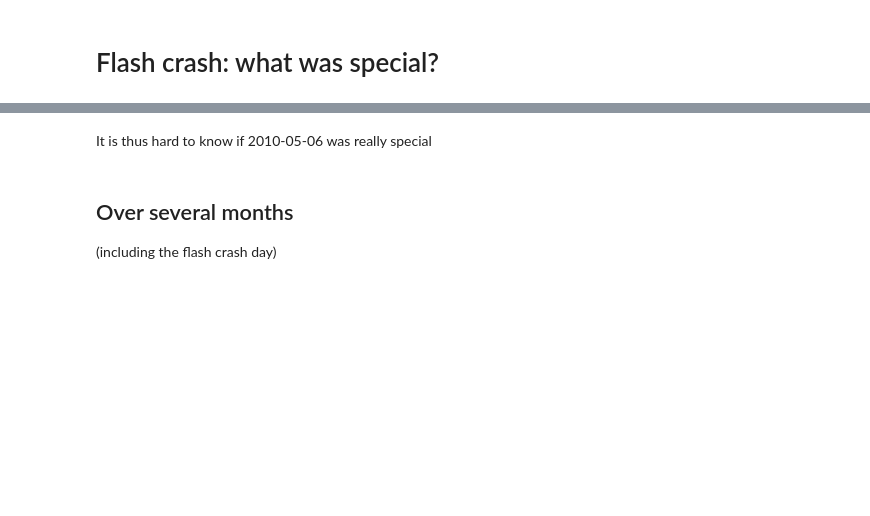
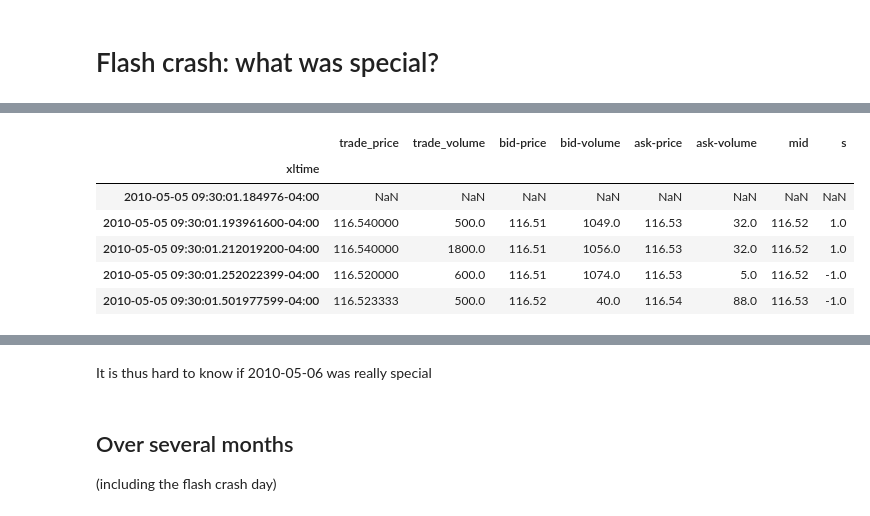
Before and after one commit to majkee15/FIN-525, a Jupyter notebook: src/notebooks/damien_challet/8_flash_crash_response_function_intraday_correlation.ipynb, the cells around one changed output, grey strips where cells are left out. Saved outputs shown, nothing was run; the diff lists cells and outputs as text; code cells hidden in the pictures; blank space fills up the shorter version.

```diff
--- a/src/notebooks/damien_challet/8_flash_crash_response_function_intraday_correlation.ipynb
+++ b/src/notebooks/damien_challet/8_flash_crash_response_function_intraday_correlation.ipynb
@@ -95,3 +113,13 @@ events_07=loadEvents("SPY.P","2010-05-07")
+# %%
+events_05.shift(1).head()
+# %% [output]
+|  | trade_price | trade_volume | bid-price | bid-volume | ask-price | ask-volume | mid | s |
+| xltime |  |  |  |  |  |  |  |  |
+| 2010-05-05 09:30:01.184976-04:00 | NaN | NaN | NaN | NaN | NaN | NaN | NaN | NaN |
+| 2010-05-05 09:30:01.193961600-04:00 | 116.540000 | 500.0 | 116.51 | 1049.0 | 116.53 | 32.0 | 116.52 | 1.0 |
+| 2010-05-05 09:30:01.212019200-04:00 | 116.540000 | 1800.0 | 116.51 | 1056.0 | 116.53 | 32.0 | 116.52 | 1.0 |
+| 2010-05-05 09:30:01.252022399-04:00 | 116.520000 | 600.0 | 116.51 | 1074.0 | 116.53 | 5.0 | 116.52 | -1.0 |
+| 2010-05-05 09:30:01.501977599-04:00 | 116.523333 | 500.0 | 116.52 | 40.0 | 116.54 | 88.0 | 116.53 | -1.0 |
 # %%
 def compute_R(events,tau_max=1000,dtau=1):
     taus=range(1,tau_max,dtau)
```
Also changed, not shown: parts of 14 cells of this notebook, 4 other files.
